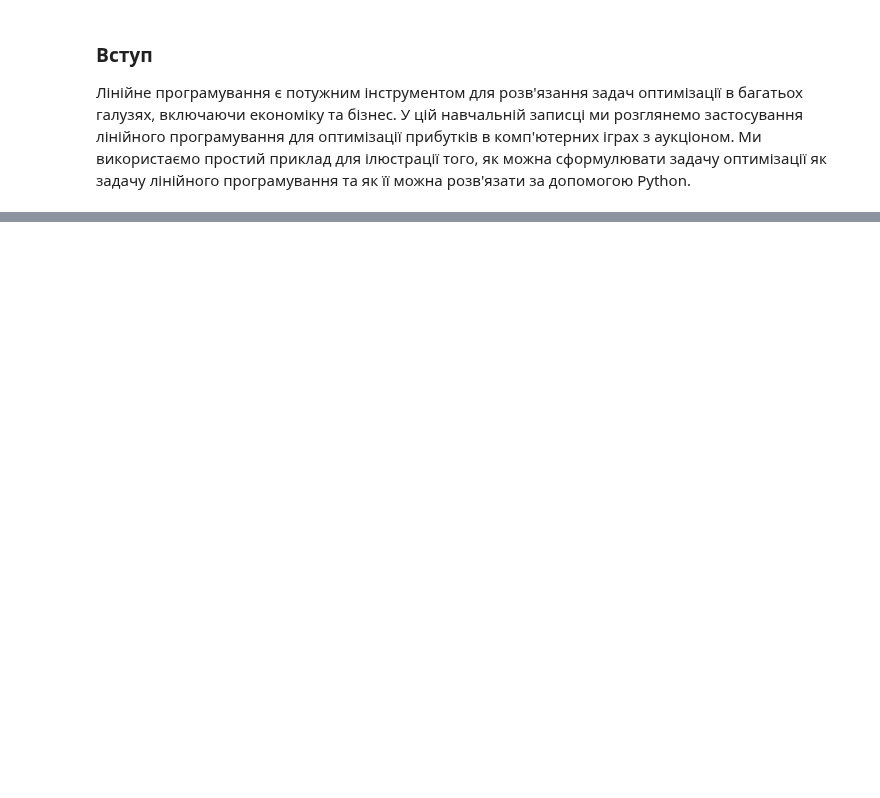
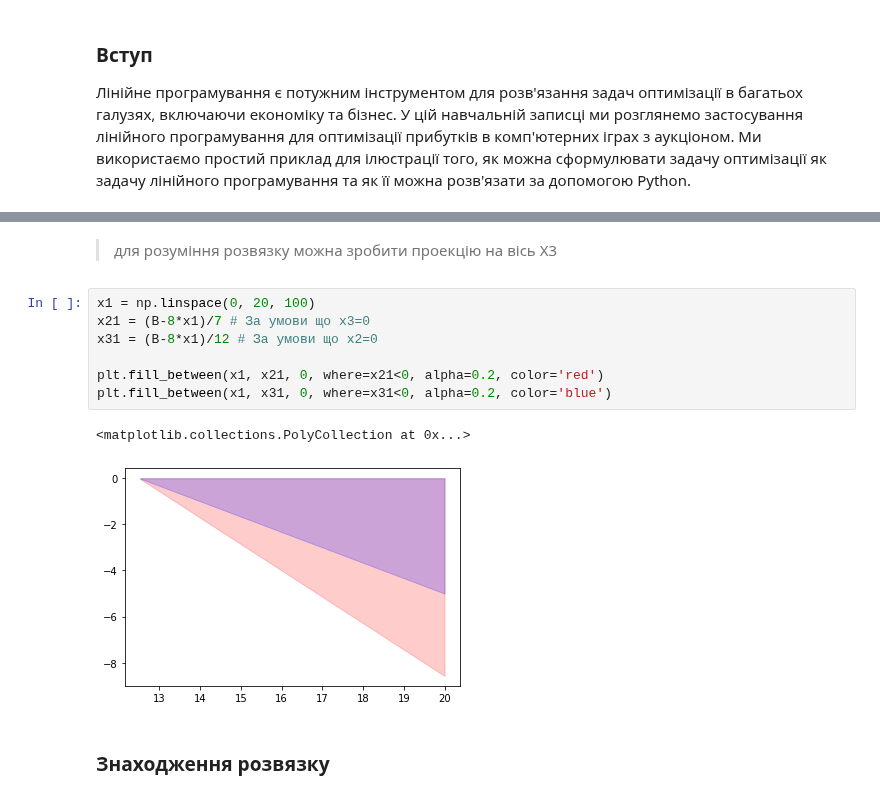
Before and after one commit to BobasB/it_college, a Jupyter notebook: notes/13/1_linear_programming.ipynb, the cells around one changed output, grey strips where cells are left out. Drawn from its saved outputs; the diff is of its cells as text; blank space fills up the shorter version.

```diff
--- a/notes/13/1_linear_programming.ipynb
+++ b/notes/13/1_linear_programming.ipynb
@@ -57,0 +66,14 @@ LinAlgError: Last 2 dimensions of the array must be square
+# %% [markdown]
+> для розуміння розвязку можна зробити проекцію на вісь Х3
+# %%
+x1 = np.linspace(0, 20, 100)
+x21 = (B-8*x1)/7 # За умови що х3=0
+x31 = (B-8*x1)/12 # За умови що х2=0
+
+plt.fill_between(x1, x21, 0, where=x21<0, alpha=0.2, color='red')
+plt.fill_between(x1, x31, 0, where=x31<0, alpha=0.2, color='blue')
+# %% [output]
+<matplotlib.collections.PolyCollection at 0x...>
+[figure, added]
+# %% [markdown]
+### Знаходження розвязку
```
Also changed, not shown: parts of 9 cells of this notebook.
